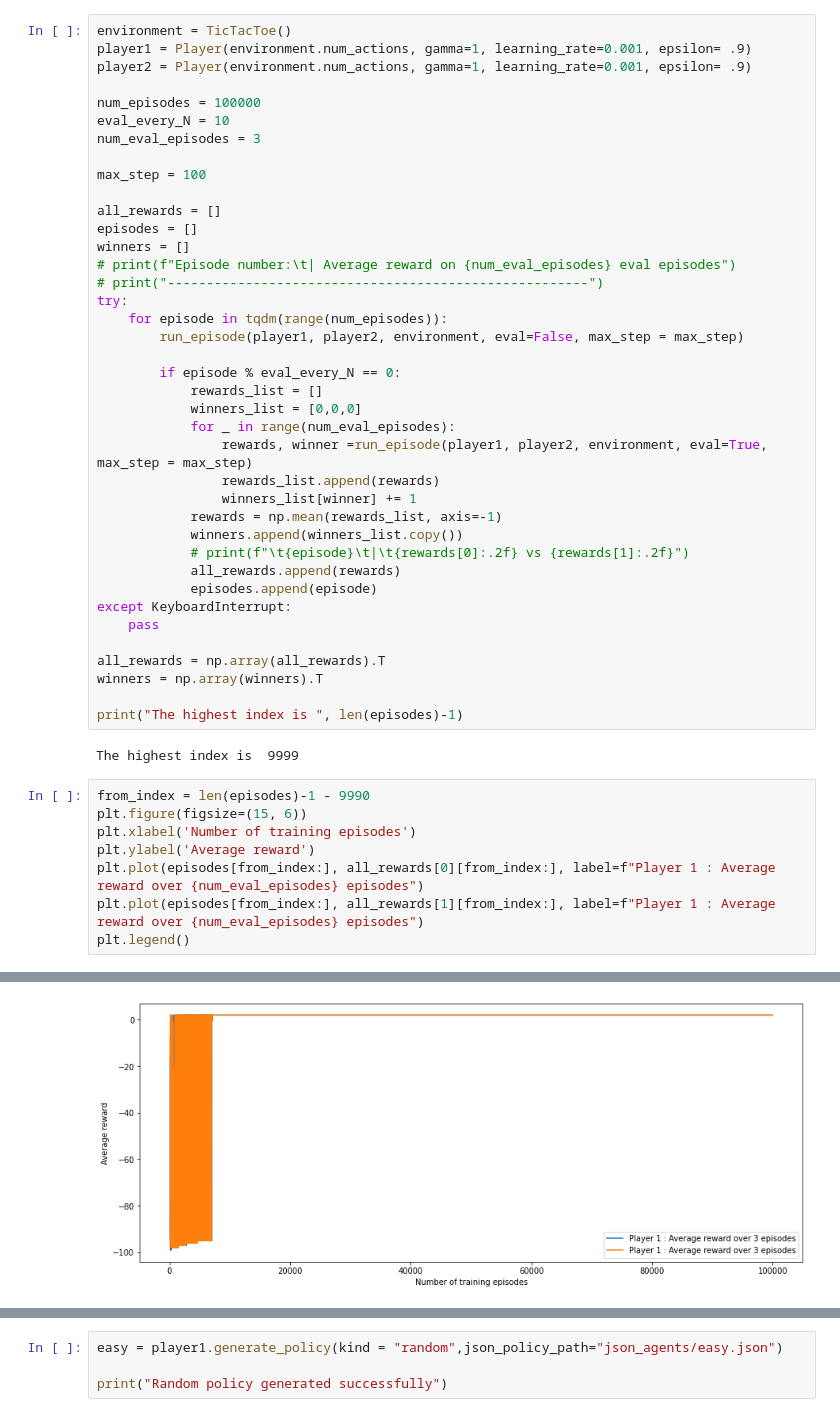
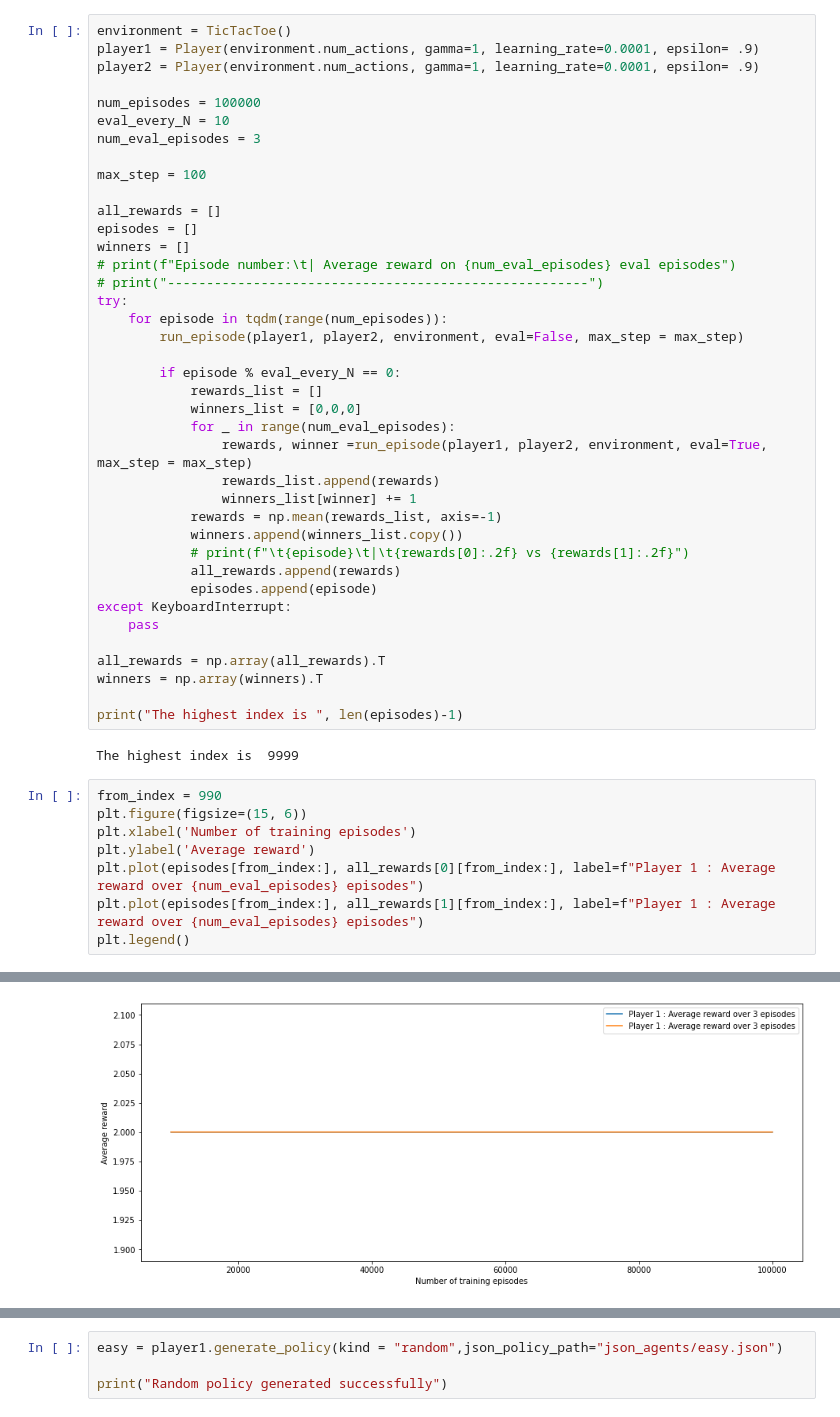
Before and after one commit to aheritianad/kivy-tictactoe, a Jupyter notebook: back/Q-learning_model.ipynb, the cells around one changed output, grey strips where cells are left out. Saved outputs shown, nothing was run; the diff lists cells and outputs as text.

```diff
--- a/back/Q-learning_model.ipynb
+++ b/back/Q-learning_model.ipynb
@@ -111,8 +111,8 @@ import matplotlib.pyplot as plt
 from tqdm import tqdm
 # %%
 environment = TicTacToe()
-player1 = Player(environment.num_actions, gamma=1, learning_rate=0.001, epsilon= .9)
-player2 = Player(environment.num_actions, gamma=1, learning_rate=0.001, epsilon= .9)
+player1 = Player(environment.num_actions, gamma=1, learning_rate=0.0001, epsilon= .9)
+player2 = Player(environment.num_actions, gamma=1, learning_rate=0.0001, epsilon= .9)
 
 num_episodes = 100000
 eval_every_N = 10
@@ -151,16 +151,16 @@ print("The highest index is ", len(episodes)-1)
 # %% [output]
 The highest index is  9999
 # %%
-from_index = len(episodes)-1 - 9990
+from_index = 990
 plt.figure(figsize=(15, 6))
 plt.xlabel('Number of training episodes')
 plt.ylabel('Average reward')
 plt.plot(episodes[from_index:], all_rewards[0][from_index:], label=f"Player 1 : Average reward over {num_eval_episodes} episodes")
 plt.plot(episodes[from_index:], all_rewards[1][from_index:], label=f"Player 1 : Average reward over {num_eval_episodes} episodes")
 plt.legend()
 # %% [output]
 <matplotlib.legend.Legend at 0x...>
-[figure, old version]
+[figure, new version]
 # %%
 end_index = -1
 plt.figure(figsize=(15, 6))
```
Also changed, not shown: parts of 2 cells of this notebook, 5 other files.
